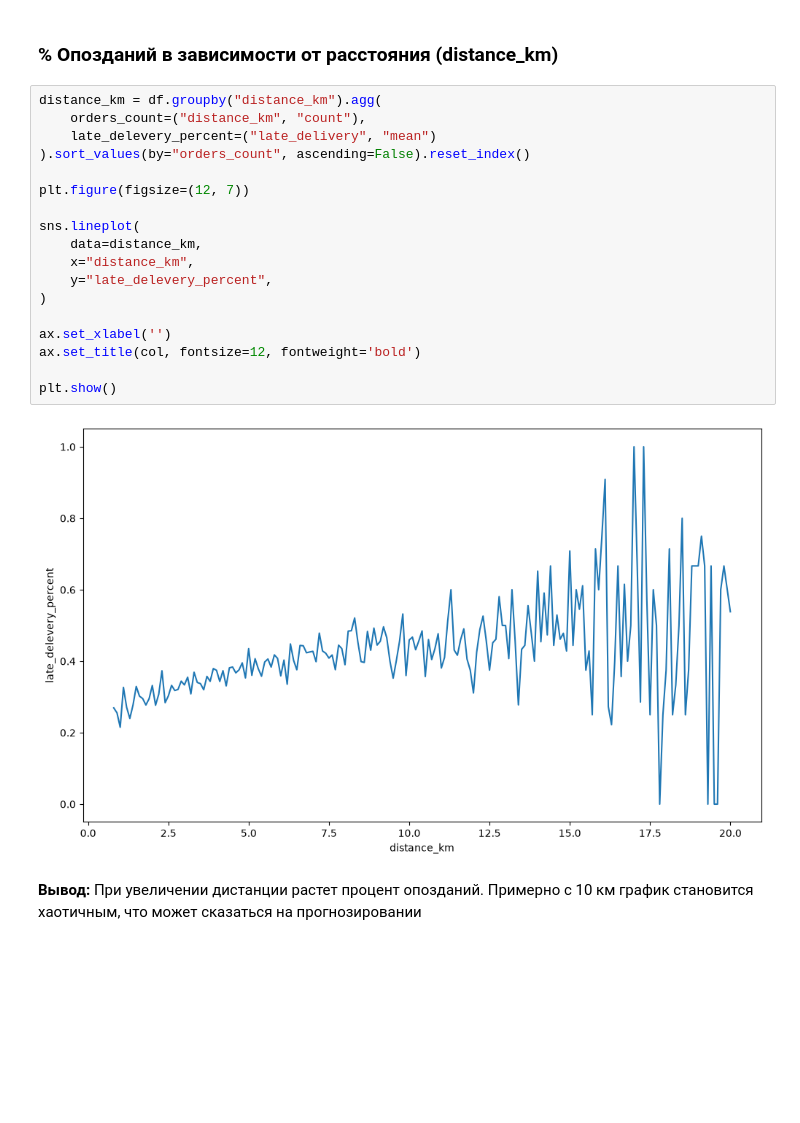
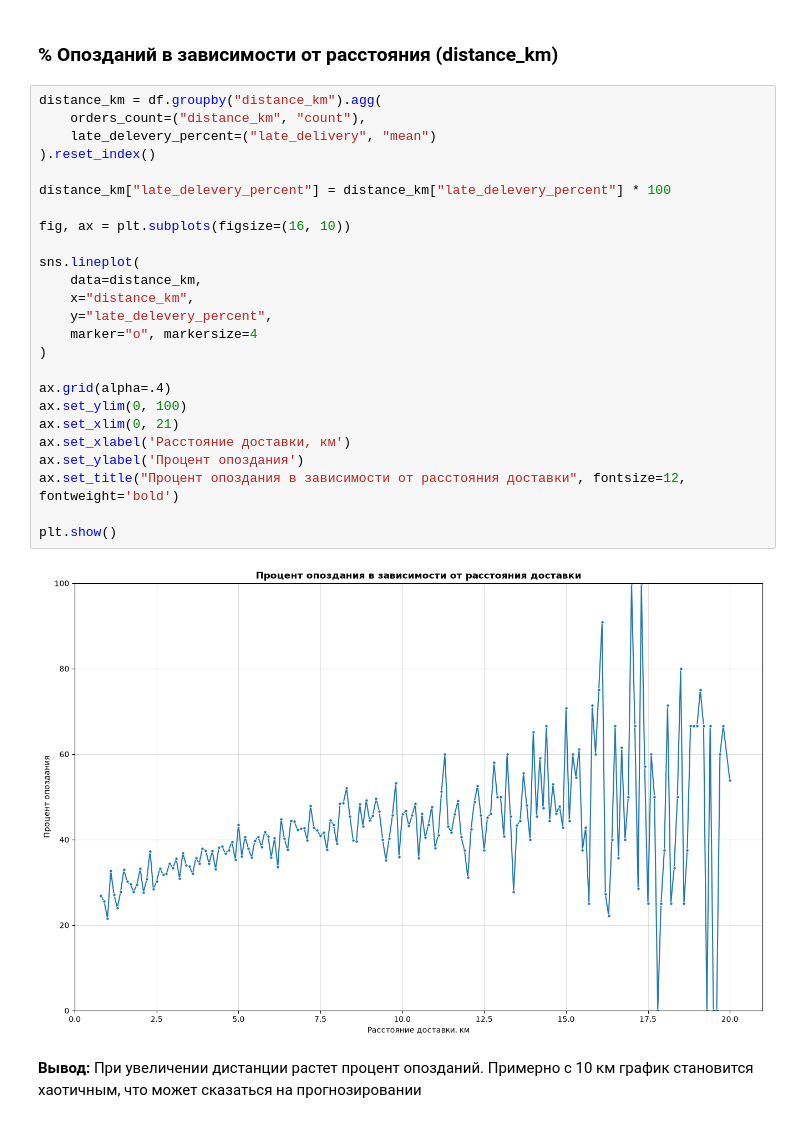
Before and after one commit to tomashovegor/project-practice-case-4, a Jupyter notebook: food_delivery_orders_dataset_analysis.ipynb, the cells around one changed output. Drawn from its saved outputs; the diff is of its cells as text; blank space fills up the shorter version.

```diff
--- a/food_delivery_orders_dataset_analysis.ipynb
+++ b/food_delivery_orders_dataset_analysis.ipynb
@@ -368,23 +373,30 @@ plt.show()
 # %%
 distance_km = df.groupby("distance_km").agg(
     orders_count=("distance_km", "count"),
     late_delevery_percent=("late_delivery", "mean")
-).sort_values(by="orders_count", ascending=False).reset_index()
+).reset_index()
 
-plt.figure(figsize=(12, 7))
+distance_km["late_delevery_percent"] = distance_km["late_delevery_percent"] * 100
+
+fig, ax = plt.subplots(figsize=(16, 10))
 
 sns.lineplot(
     data=distance_km,
     x="distance_km",
     y="late_delevery_percent",
+    marker="o", markersize=4
 )
 
-ax.set_xlabel('')
-ax.set_title(col, fontsize=12, fontweight='bold')
+ax.grid(alpha=.4)
+ax.set_ylim(0, 100)
+ax.set_xlim(0, 21)
+ax.set_xlabel('Расстояние доставки, км')
+ax.set_ylabel('Процент опоздания')
+ax.set_title("Процент опоздания в зависимости от расстояния доставки", fontsize=12, fontweight='bold')
 
 plt.show()
 # %% [output]
-[figure, old version]
+[figure, new version]
 # %% [markdown]
 **Вывод:** При увеличении дистанции растет процент опозданий. Примерно с 10 км график становится хаотичным, что может сказаться на прогнозировании
 # %% [markdown]
```
Also changed, not shown: parts of 27 cells of this notebook.
